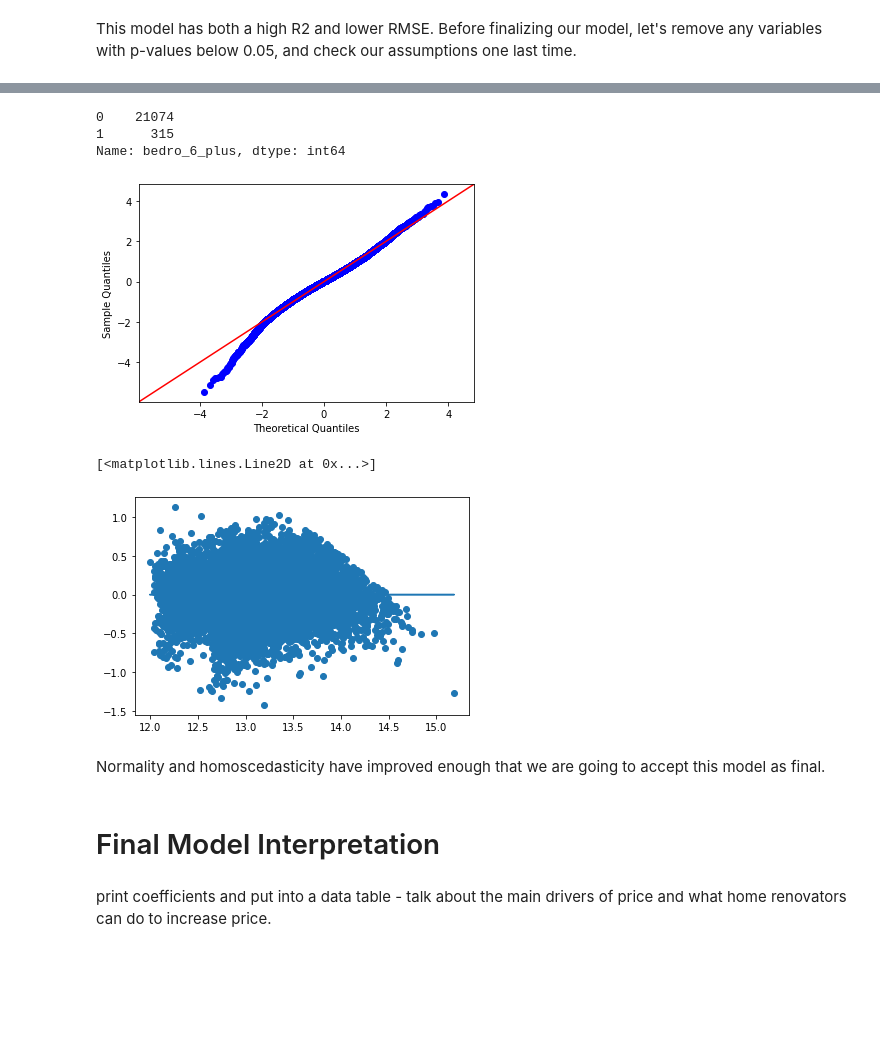
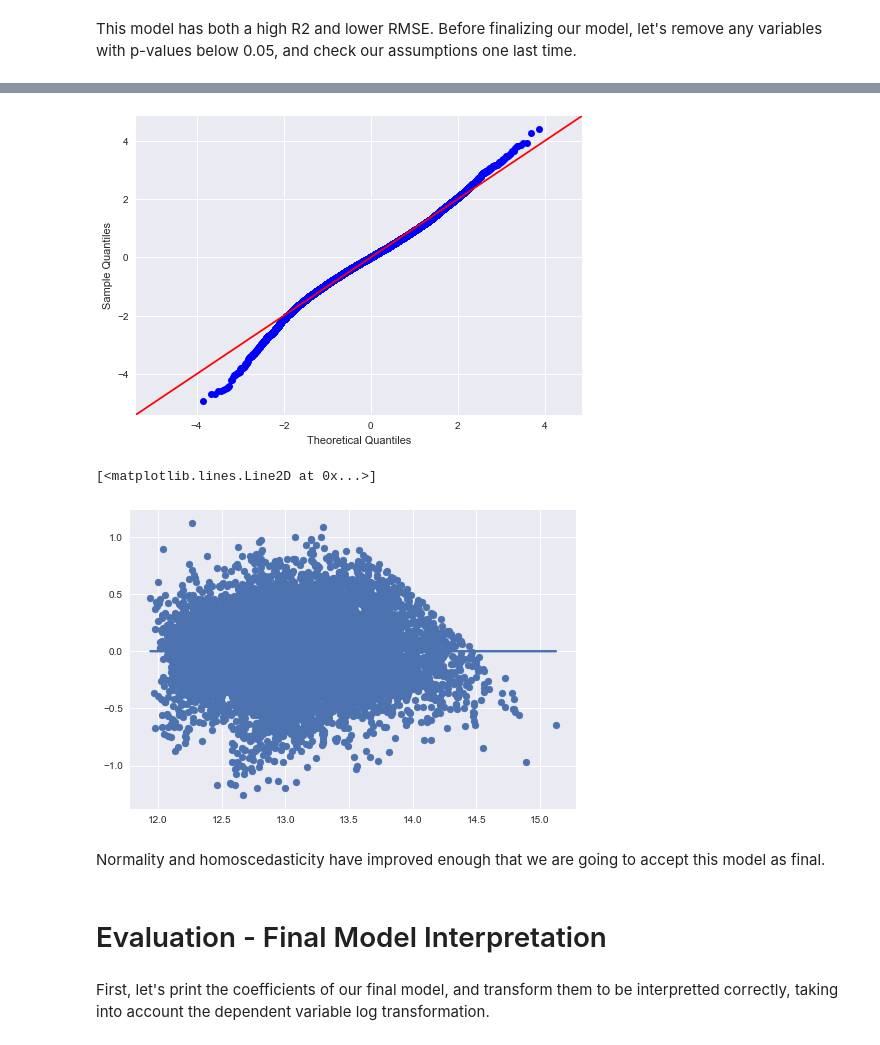
Before and after one commit to Sammyknee/dsc-phase-2-project, a Jupyter notebook: Housing Data - Modeling.ipynb, the cells around one changed output, grey strips where cells are left out. Drawn from its saved outputs; the diff is of its cells as text; code cells hidden in the pictures; blank space fills up the shorter version.

Commit message:
Added analysis to final model

```diff
--- a/Housing Data - Modeling.ipynb
+++ b/Housing Data - Modeling.ipynb
@@ -1029,6 +1083,6 @@ data_model_6b.price_log.hist()
 # %%
 y = data_model_6b['price_log']
-X = data_model_6b.drop(['price', 'id', 'date', 'price_log'],axis=1)
+X = data_model_6b.drop(['price', 'price_log'],axis=1)
 X_train, X_test, y_train_log, y_test_log = train_test_split(X, y, test_size=0.2, random_state=22)
 model_6b = LinearRegression()
 model_6b.fit(X_train, y_train_log)
@@ -1098,16 +1152,16 @@ strong multicollinearity or other numerical problems.
 # %% [markdown]
 This model has both a high R2 and lower RMSE. Before finalizing our model, let's remove any variables with p-values below 0.05, and check our assumptions one last time.
 # %%
-cols_to_drop = ['sqft_lot15','bathr_4_to_5', 'floor_3.5', 'grade_13']
+cols_to_drop = ['sqft_lot15','bathr_4_to_5', 'bathr_6_plus', 'floor_3.5']
 # %%
 data_model_6c = data_model_6b.drop(cols_to_drop, axis=1)
 # %%
 y = data_model_6c['price_log']
-X = data_model_6c.drop(['price', 'id', 'date', 'price_log'],axis=1)
+X = data_model_6c.drop(['price', 'price_log'],axis=1)
 X_train, X_test, y_train_log, y_test_log = train_test_split(X, y, test_size=0.2, random_state=22)
-model_6b = LinearRegression()
-model_6b.fit(X_train, y_train_log)
-y_hat_train_log = model_6b.predict(X_train)
-y_hat_test_log = model_6b.predict(X_test)
+model_final = LinearRegression()
+model_final.fit(X_train, y_train_log)
+y_hat_train_log = model_final.predict(X_train)
+y_hat_test_log = model_final.predict(X_test)
 metrics.r2_score(y_train_log, y_hat_train_log)
 # %% [output]
@@ -1126,6 +1180,6 @@ RMSE Test: 170258.5631720927
 # %%
 X_int = sm.add_constant(X_train)
-model_6 = sm.OLS(y_train_log, X_int).fit()
-model_6.summary()
+model_final_ols = sm.OLS(y_train_log, X_int).fit()
+model_final_ols.summary()
 # %% [output]
 OLS Regression Results
@@ -1164,23 +1218,17 @@ Notes:
 strong multicollinearity or other numerical problems.
-# %%
-data_model_6c['bedro_6_plus'].value_counts()
-# %% [output]
-0    21074
-1      315
-Name: bedro_6_plus, dtype: int64
 # %%
-fig = sm.graphics.qqplot(model_6.resid, dist=stats.norm, line='45', fit=True)
+fig = sm.graphics.qqplot(model_final_ols.resid, dist=stats.norm, line='45', fit=True)
 # %% [output]
-[figure, old version]
+[figure, new version]
 # %%
-plt.scatter(model_6.predict(X_int), model_6.resid)
-plt.plot(model_6.predict(X_int), [0 for i in range(len(X_int))])
+plt.scatter(model_final_ols.predict(X_int), model_final_ols.resid)
+plt.plot(model_final_ols.predict(X_int), [0 for i in range(len(X_int))])
 # %% [output]
 [<matplotlib.lines.Line2D at 0x...>]
-[figure, old version]
+[figure, new version]
 # %% [markdown]
 Normality and homoscedasticity have improved enough that we are going to accept this model as final.
 # %% [markdown]
-# Final Model Interpretation
+# Evaluation - Final Model Interpretation
-# %% [markdown]
-print coefficients and put into a data table - talk about the main drivers of price and what home renovators can do to increase price.
+# %% [markdown]
+First, let's print the coefficients of our final model, and transform them to be interpretted correctly, taking into account the dependent variable log transformation.
```
Also changed, not shown: parts of 164 cells of this notebook.
